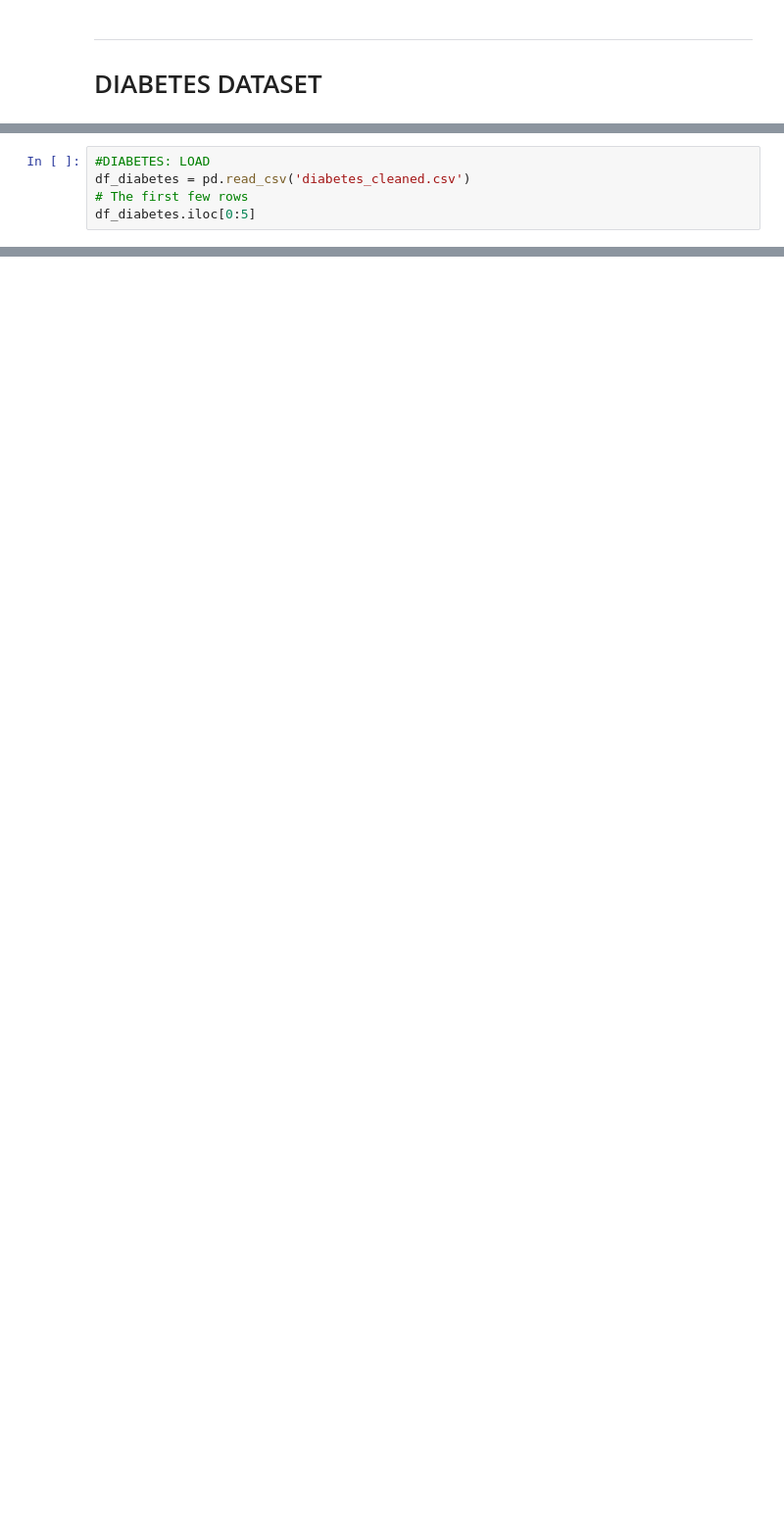
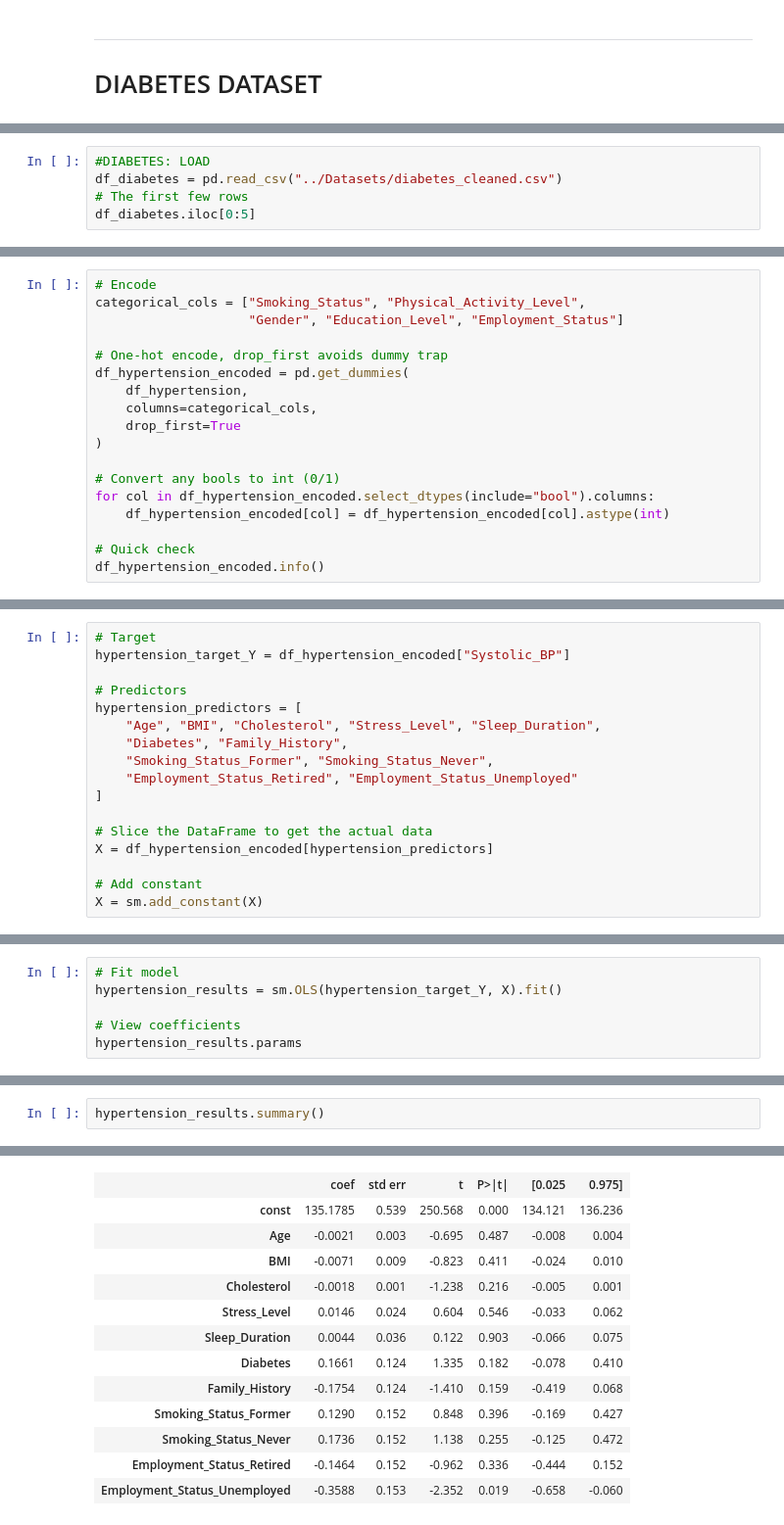
Before and after one commit to jydeleon/JazminRepo-799, a Jupyter notebook: Homeworks/Week1.ipynb, the cells around one changed output, grey strips where cells are left out. Shown: that part at 98% size. Saved outputs shown, nothing was run; the diff lists cells and outputs as text; blank space fills up the shorter version.

```diff
--- a/Homeworks/Week1.ipynb
+++ b/Homeworks/Week1.ipynb
@@ -46,6 +24,6 @@ For Week 1, include concepts such as linear regression with polynomial terms, in
 # %%
 #DIABETES: LOAD
-df_diabetes = pd.read_csv('diabetes_cleaned.csv')
+df_diabetes = pd.read_csv("../Datasets/diabetes_cleaned.csv")
 # The first few rows
 df_diabetes.iloc[0:5]
 # %% [output]
@@ -52,0 +561,18 @@ FileNotFoundError: [Errno 2] No such file or directory: 'diabetes_cleaned.csv'
+# %%
+# Encode
+categorical_cols = ["Smoking_Status", "Physical_Activity_Level",
+                    "Gender", "Education_Level", "Employment_Status"]
+
+# One-hot encode, drop_first avoids dummy trap
+df_hypertension_encoded = pd.get_dummies(
+    df_hypertension,
+    columns=categorical_cols,
+    drop_first=True
+)
+
+# Convert any bools to int (0/1)
+for col in df_hypertension_encoded.select_dtypes(include="bool").columns:
+    df_hypertension_encoded[col] = df_hypertension_encoded[col].astype(int)
+
+# Quick check
+df_hypertension_encoded.info()
@@ -52,0 +599,17 @@ FileNotFoundError: [Errno 2] No such file or directory: 'diabetes_cleaned.csv'
+# %%
+# Target
+hypertension_target_Y = df_hypertension_encoded["Systolic_BP"]
+
+# Predictors
+hypertension_predictors = [
+    "Age", "BMI", "Cholesterol", "Stress_Level", "Sleep_Duration",
+    "Diabetes", "Family_History",
+    "Smoking_Status_Former", "Smoking_Status_Never",
+    "Employment_Status_Retired", "Employment_Status_Unemployed"
+]
+
+# Slice the DataFrame to get the actual data
+X = df_hypertension_encoded[hypertension_predictors]
+
+# Add constant
+X = sm.add_constant(X)
@@ -52,0 +618,6 @@ FileNotFoundError: [Errno 2] No such file or directory: 'diabetes_cleaned.csv'
+# %%
+# Fit model
+hypertension_results = sm.OLS(hypertension_target_Y, X).fit()
+
+# View coefficients
+hypertension_results.params
@@ -52,0 +638,3 @@ FileNotFoundError: [Errno 2] No such file or directory: 'diabetes_cleaned.csv'
+# %%
+hypertension_results.summary()
+# %% [output]
@@ -52,0 +651,13 @@ FileNotFoundError: [Errno 2] No such file or directory: 'diabetes_cleaned.csv'
+|  | coef | std err | t | P>|t| | [0.025 | 0.975] |
+| const | 135.1785 | 0.539 | 250.568 | 0.000 | 134.121 | 136.236 |
+| Age | -0.0021 | 0.003 | -0.695 | 0.487 | -0.008 | 0.004 |
+| BMI | -0.0071 | 0.009 | -0.823 | 0.411 | -0.024 | 0.010 |
+| Cholesterol | -0.0018 | 0.001 | -1.238 | 0.216 | -0.005 | 0.001 |
+| Stress_Level | 0.0146 | 0.024 | 0.604 | 0.546 | -0.033 | 0.062 |
+| Sleep_Duration | 0.0044 | 0.036 | 0.122 | 0.903 | -0.066 | 0.075 |
+| Diabetes | 0.1661 | 0.124 | 1.335 | 0.182 | -0.078 | 0.410 |
+| Family_History | -0.1754 | 0.124 | -1.410 | 0.159 | -0.419 | 0.068 |
+| Smoking_Status_Former | 0.1290 | 0.152 | 0.848 | 0.396 | -0.169 | 0.427 |
+| Smoking_Status_Never | 0.1736 | 0.152 | 1.138 | 0.255 | -0.125 | 0.472 |
+| Employment_Status_Retired | -0.1464 | 0.152 | -0.962 | 0.336 | -0.444 | 0.152 |
+| Employment_Status_Unemployed | -0.3588 | 0.153 | -2.352 | 0.019 | -0.658 | -0.060 |
```
Also changed, not shown: parts of 59 cells of this notebook, 1 other file.
